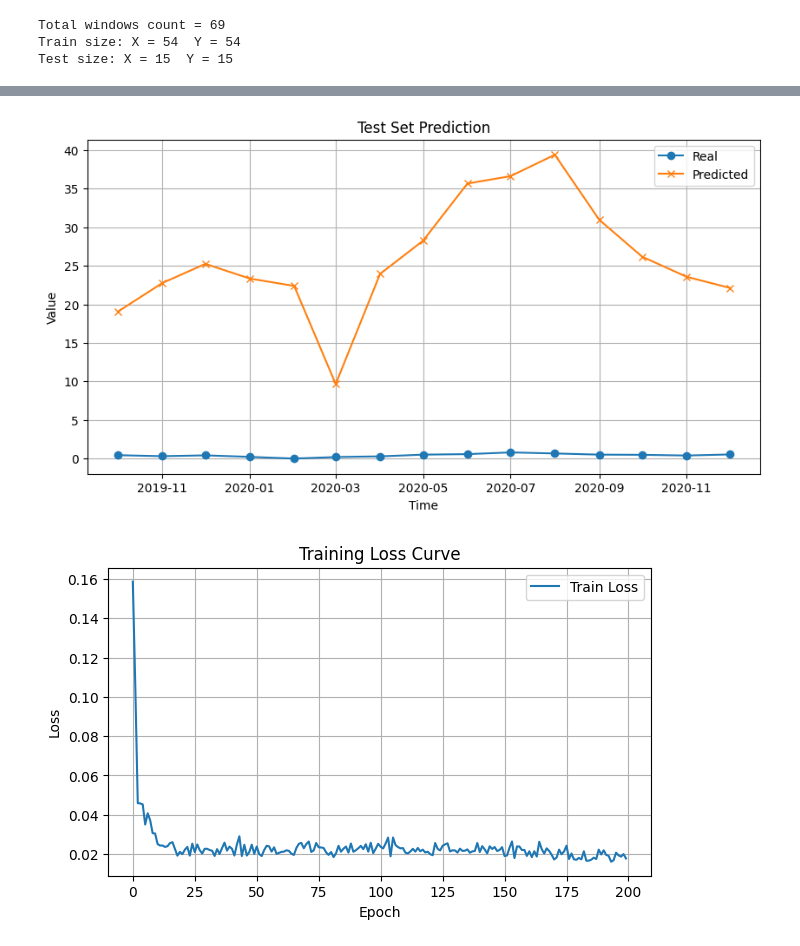
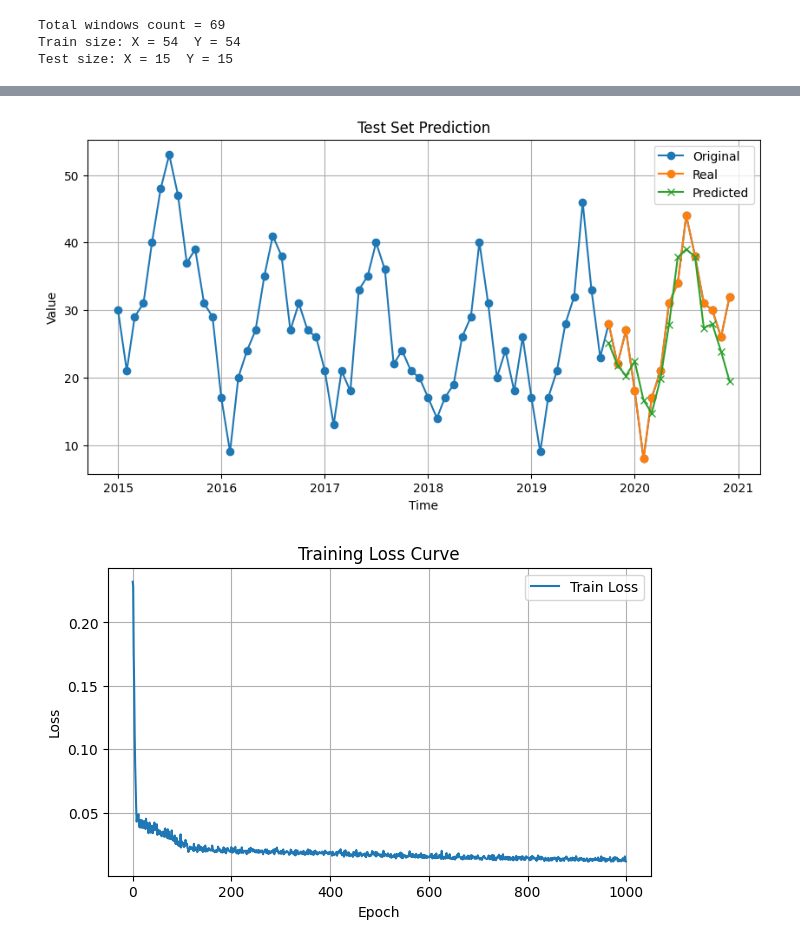
Before and after one commit to Deesthortered/ML_Courses_Homeworks, a Jupyter notebook: Lesson12_homework.ipynb, the cells around one changed output, grey strips where cells are left out. Saved outputs shown, nothing was run; the diff lists cells and outputs as text; code cells hidden in the pictures.

```diff
--- a/Lesson12_homework.ipynb
+++ b/Lesson12_homework.ipynb
@@ -40,11 +40,11 @@ test_set_size = 15
 input_sliding_window_size = 3
 output_sliding_window_size = 1
 
-current_rnn_type = 'RNN'  # 'RNN', 'LSTM'
+current_rnn_type = 'LSTM'  # 'RNN', 'LSTM'
 current_activation_function = nn.ReLU()
 
 rnn_architectures = [
-    [50],
+    [10],
     [2, 64, 1],
     [2, 64, 32, 1],
     [2, 128, 64, 32, 1],
@@ -71,8 +71,11 @@ def split_data(input_data_x, input_data_y, test_data_size):
     return train_data_x, train_data_y, test_data_x, test_data_y
 
 
+original_values = data.values.squeeze()
+real_test_values = original_values[-test_set_size:]
+
 scaler = MinMaxScaler()  # StandardScaler()
-scaled_values = scaler.fit_transform(data.values.reshape(-1, 1))
+scaled_values = scaler.fit_transform(original_values.reshape(-1, 1))
 
 dataset_x, dataset_y = create_sliding_windows(scaled_values, input_sliding_window_size, output_sliding_window_size)
 print('Total windows count =', len(dataset_x))
@@ -190,8 +193,8 @@ train_losses = train_model(
     model=model,
     criterion=current_criterion,
     train_loader=train_loader,
-    num_epochs=200,
-    lr=0.01
+    num_epochs=1000,
+    lr=0.001
 )
 
 
@@ -206,14 +209,16 @@ with torch.no_grad():
         actuals.append(batch_y.squeeze().item())
 
 predictions = np.array(predictions)
-predictions_original_scale = scaler.inverse_transform(predictions.reshape(-1,1)).ravel()
 actuals = np.array(actuals)
 
+predictions_original_scale = scaler.inverse_transform(predictions.reshape(-1,1)).ravel()
+actuals_original_scale = scaler.inverse_transform(actuals.reshape(-1, 1)).ravel()
 
 test_index = data.index[-test_set_size:]
 
 plt.figure(figsize=(10,5))
-plt.plot(test_index, actuals, label='Real', marker='o')
+plt.plot(data.index, original_values, label='Original', marker='o')
+plt.plot(test_index, actuals_original_scale, label='Real', marker='o')
 plt.plot(test_index, predictions_original_scale, label='Predicted', marker='x')
 plt.title("Test Set Prediction")
 plt.xlabel("Time")
@@ -245,2 +256,2 @@ Epoch [200/200] - Train Loss: 0.0177
-[figure, old version]
+[figure, new version]
-[figure, old version]
+[figure, new version]
```
Also changed, not shown: parts of 1 cell of this notebook.
